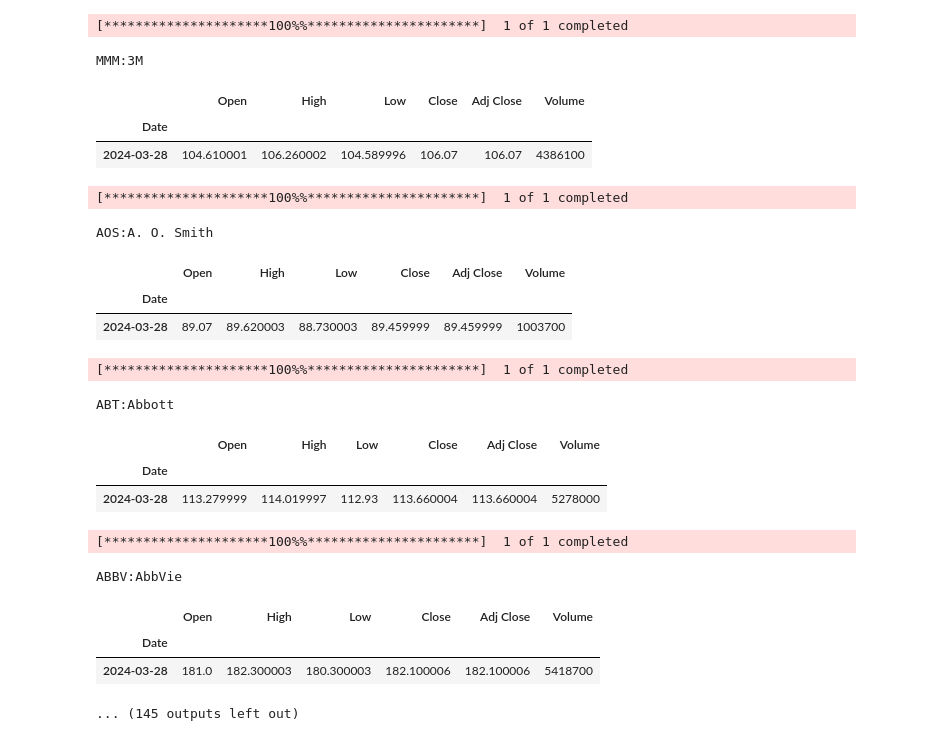
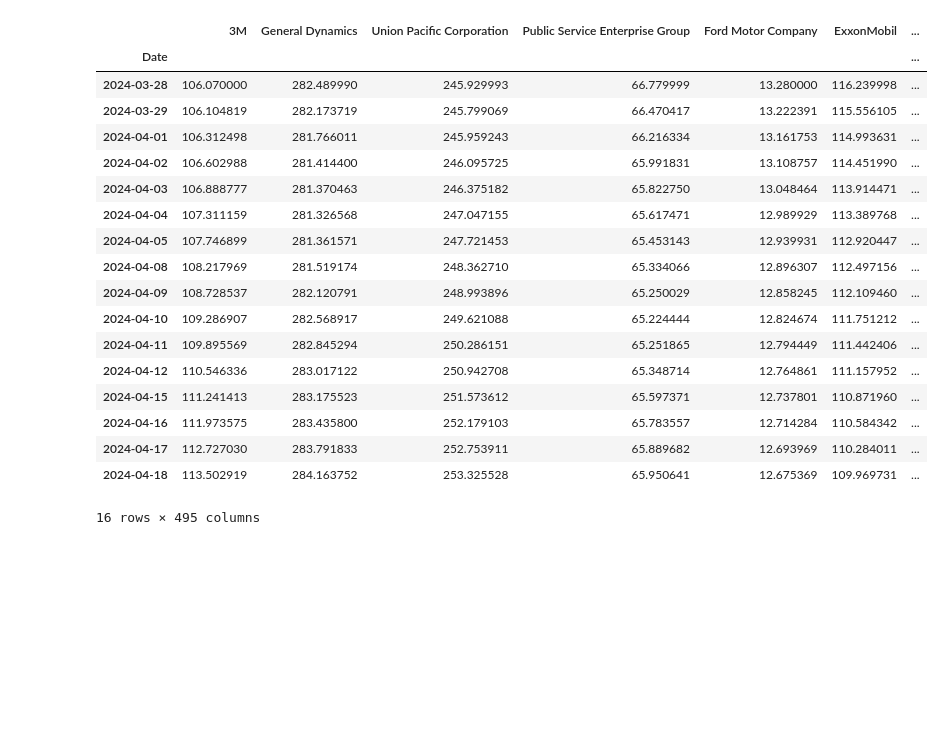
Before and after one commit to vchoppa0312/Stock_Selection, a Jupyter notebook: Untitled.ipynb, the cells around one changed output. Drawn from its saved outputs; the diff is of its cells as text; code cells hidden in the pictures; blank space fills up the shorter version.

Commit message:
Stock Selection

```diff
--- a/Untitled.ipynb
+++ b/Untitled.ipynb
@@ -78,40 +19,24 @@ ticker_df
-# %%
-# Extracting Stock Price Historical Data from Yahoo! Finance using Tickers from Wikipedia
-
-def extract_stock_data(stock_name, start_date):
-    row_index = ticker_df.query(f'Security == "{stock_name}"').index[0]
-    stock_ticker = ticker_list[row_index]
-    OHLCV_df = yf.download(stock_ticker,start_date,today)
-    OHLCV_df.index = pd.to_datetime(OHLCV_df.index)
-    print(f"{stock_ticker}:{stock_name}")
-    #display(OHLCV_df.head(3))
-    #display(OHLCV_df.tail(3))
-    return(OHLCV_df)
-
-for stock in stock_list:
-    stock_name=stock
-    start_date='2012-01-01'
-    df = extract_stock_data(stock_name,start_date)
-    display(df.tail(1))
-# %% [output]
-[*********************100%%**********************]  1 of 1 completed
-MMM:3M
-|  | Open | High | Low | Close | Adj Close | Volume |
-| Date |  |  |  |  |  |  |
-| 2024-03-28 | 104.610001 | 106.260002 | 104.589996 | 106.07 | 106.07 | 4386100 |
-[*********************100%%**********************]  1 of 1 completed
-AOS:A. O. Smith
-|  | Open | High | Low | Close | Adj Close | Volume |
-| Date |  |  |  |  |  |  |
-| 2024-03-28 | 89.07 | 89.620003 | 88.730003 | 89.459999 | 89.459999 | 1003700 |
-[*********************100%%**********************]  1 of 1 completed
-ABT:Abbott
-|  | Open | High | Low | Close | Adj Close | Volume |
-| Date |  |  |  |  |  |  |
-| 2024-03-28 | 113.279999 | 114.019997 | 112.93 | 113.660004 | 113.660004 | 5278000 |
-[*********************100%%**********************]  1 of 1 completed
-ABBV:AbbVie
-|  | Open | High | Low | Close | Adj Close | Volume |
-| Date |  |  |  |  |  |  |
-| 2024-03-28 | 181.0 | 182.300003 | 180.300003 | 182.100006 | 182.100006 | 5418700 |
-... (145 outputs left out)
+# %%
+stock_data = pd.read_csv('predicted_price.csv',index_col='Date',parse_dates=True,infer_datetime_format=True)
+stock_14days = stock_data.loc['2024-03-28':]
+stock_14days
+# %% [output]
+|  | 3M | General Dynamics | Union Pacific Corporation | Public Service Enterprise Group | Ford Motor Company | ExxonMobil | ... |
+| Date |  |  |  |  |  |  | ... |
+| 2024-03-28 | 106.070000 | 282.489990 | 245.929993 | 66.779999 | 13.280000 | 116.239998 | ... |
+| 2024-03-29 | 106.104819 | 282.173719 | 245.799069 | 66.470417 | 13.222391 | 115.556105 | ... |
+| 2024-04-01 | 106.312498 | 281.766011 | 245.959243 | 66.216334 | 13.161753 | 114.993631 | ... |
+| 2024-04-02 | 106.602988 | 281.414400 | 246.095725 | 65.991831 | 13.108757 | 114.451990 | ... |
+| 2024-04-03 | 106.888777 | 281.370463 | 246.375182 | 65.822750 | 13.048464 | 113.914471 | ... |
+| 2024-04-04 | 107.311159 | 281.326568 | 247.047155 | 65.617471 | 12.989929 | 113.389768 | ... |
+| 2024-04-05 | 107.746899 | 281.361571 | 247.721453 | 65.453143 | 12.939931 | 112.920447 | ... |
+| 2024-04-08 | 108.217969 | 281.519174 | 248.362710 | 65.334066 | 12.896307 | 112.497156 | ... |
+| 2024-04-09 | 108.728537 | 282.120791 | 248.993896 | 65.250029 | 12.858245 | 112.109460 | ... |
+| 2024-04-10 | 109.286907 | 282.568917 | 249.621088 | 65.224444 | 12.824674 | 111.751212 | ... |
+| 2024-04-11 | 109.895569 | 282.845294 | 250.286151 | 65.251865 | 12.794449 | 111.442406 | ... |
+| 2024-04-12 | 110.546336 | 283.017122 | 250.942708 | 65.348714 | 12.764861 | 111.157952 | ... |
+| 2024-04-15 | 111.241413 | 283.175523 | 251.573612 | 65.597371 | 12.737801 | 110.871960 | ... |
+| 2024-04-16 | 111.973575 | 283.435800 | 252.179103 | 65.783557 | 12.714284 | 110.584342 | ... |
+| 2024-04-17 | 112.727030 | 283.791833 | 252.753911 | 65.889682 | 12.693969 | 110.284011 | ... |
+| 2024-04-18 | 113.502919 | 284.163752 | 253.325528 | 65.950641 | 12.675369 | 109.969731 | ... |
+16 rows × 495 columns
```
Also changed, not shown: parts of 7 cells of this notebook, 7 other files.
